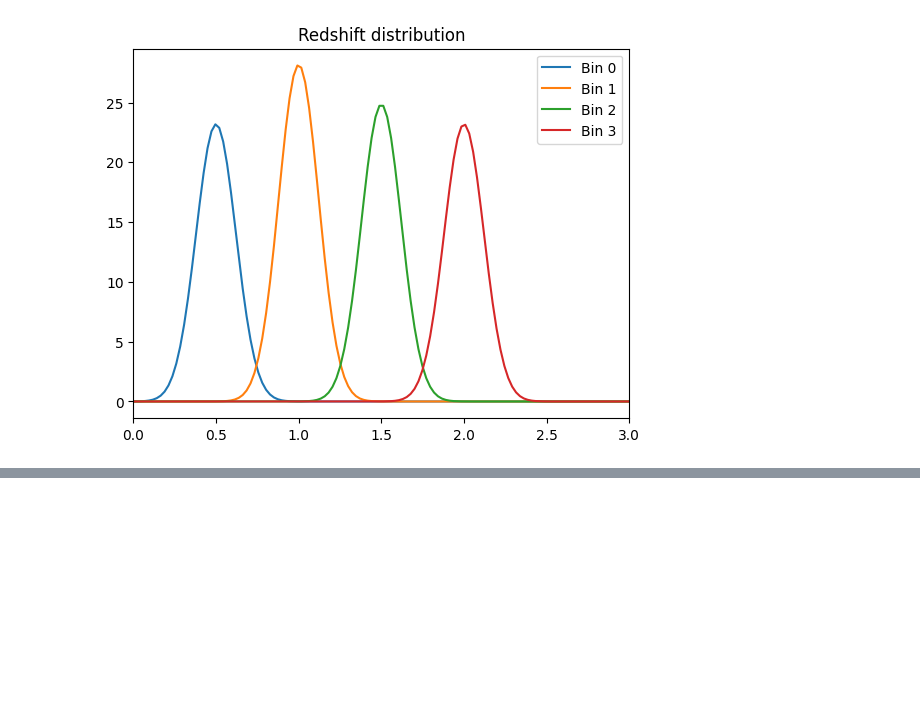
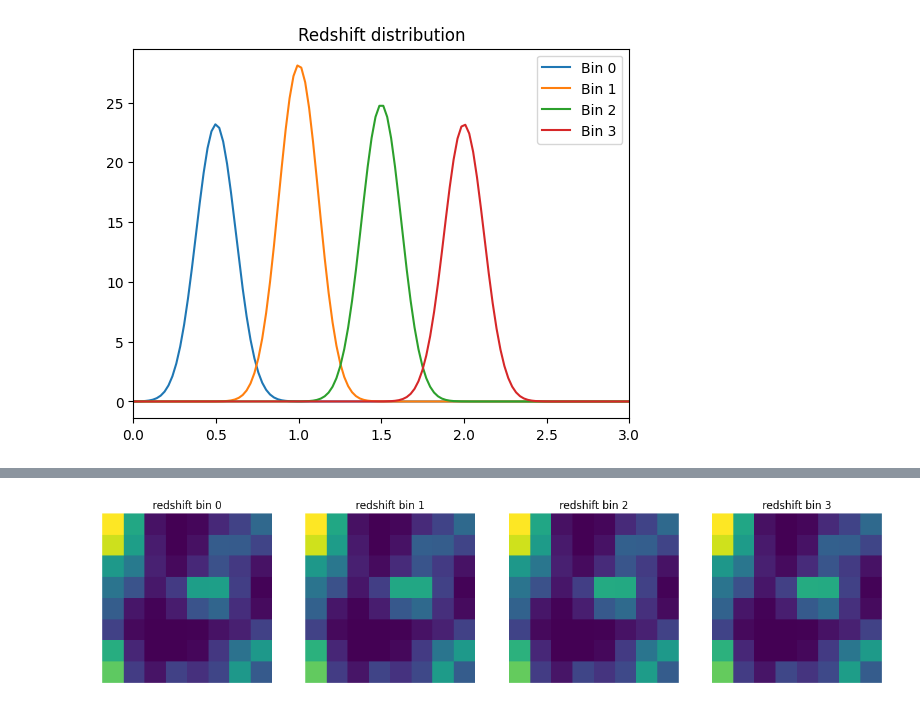
Before and after one commit to ASKabalan/JaxPM-Paper, a Jupyter notebook: content/03-forward-model/lensing_model.ipynb, the cells around one changed output, grey strips where cells are left out. Saved outputs shown, nothing was run; the diff lists cells and outputs as text; code cells hidden in the pictures; blank space fills up the shorter version.

Commit message:
lensing model

```diff
--- a/content/03-forward-model/lensing_model.ipynb
+++ b/content/03-forward-model/lensing_model.ipynb
@@ -11,7 +11,9 @@ import matplotlib.pyplot as plt
 import numpy as np
 from jaxpm.distributed import normal_field
 from lensing_model import make_full_field_model
-
+from diffrax import RecursiveCheckpointAdjoint
+from functools import partial
 
 os.environ["EQX_ON_ERROR"] = "nan"
 jax.config.update("jax_enable_x64", True)
+jax.config.update("jax_platform_name", "cpu")
@@ -121,2 +120,3 @@ Array(57.85161582, dtype=float64)
 # %%
-gr_rev = jax.grad(model,argnums=2)(cosmo, nz_shear, initial_conditions)
+jax.config.update("jax_traceback_filtering", "off")
+gr_rev = jax.grad(model,argnums=0 , allow_int=True)(cosmo, initial_conditions)
@@ -127,0 +123,2 @@ TypeError: unsupported operand type(s) for +: 'float' and 'NoneType'
+# %%
+jax.config.update("jax_traceback_filtering", "off")
@@ -127,0 +176,37 @@ TypeError: unsupported operand type(s) for +: 'float' and 'NoneType'
+# %%
+# condition the model on a given set of parameters
+fiducial_cosmology = Planck18()
+
+config = Configurations(
+        field_size=field_size,
+        field_npix=field_npix,
+        box_shape=box_shape,
+        box_size=box_size,
+        density_plane_width=density_plane_width,
+        density_plane_npix=density_plane_npix,
+        density_plane_smoothing=density_plane_smoothing,
+        nz_shear=nz_shear,
+        fiducial_cosmology=Planck18,
+        sigma_e=sigma_e,
+        priors={"Omega_c": dist.Uniform(0.2, 0.4), "sigma8": dist.Uniform(0.6, 1.0), "h": dist.Uniform(0.5, 0.9)}
+    )
+
+full_field_probmodel = partial(full_field_base_model , config=config)
+
+fiducial_model = condition(full_field_probmodel, {'Omega_c': fiducial_cosmology.Omega_c,
+                                  'sigma8': fiducial_cosmology.sigma8})
+
+
+
+# sample a mass map and save corresponding true parameters
+model_trace = trace(seed(fiducial_model, jax.random.PRNGKey(1234))).get_trace()
+# %%
+# plotting the trace
+plt.figure(figsize=[16,4])
+for i in range(4):
+    plt.subplot(1,4,i+1)
+    plt.title('redshift bin %d'%i)
+    plt.imshow(model_trace['kappa_%d'%i]['fn'].mean)
+    plt.axis('off')
+# %% [output]
+[figure, added]
```
Also changed, not shown: parts of 14 cells of this notebook, 1 other file.
